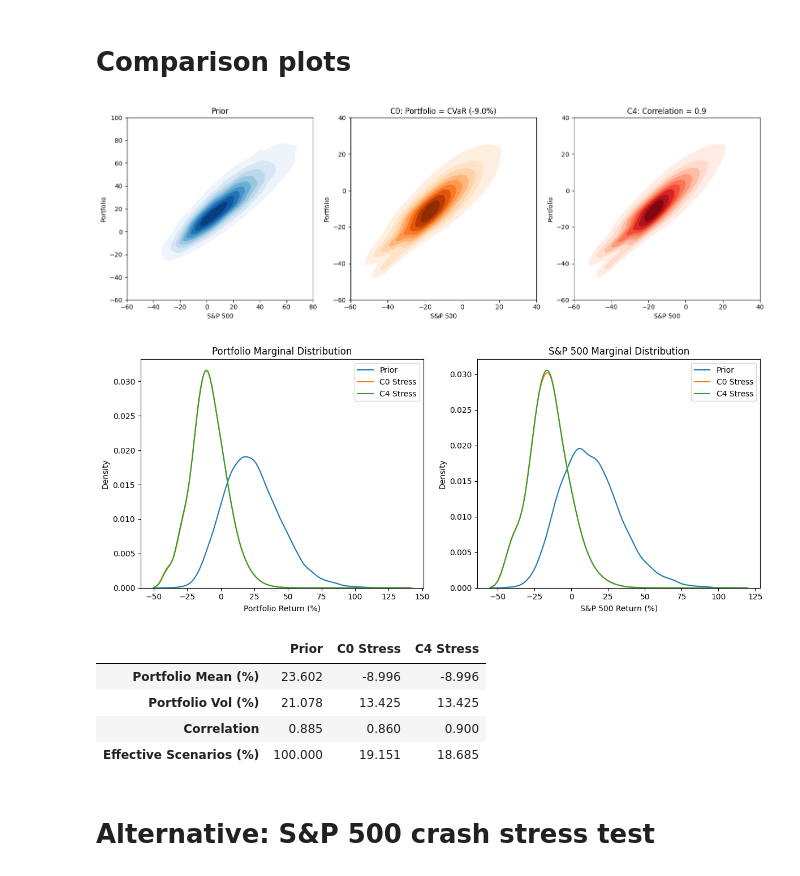
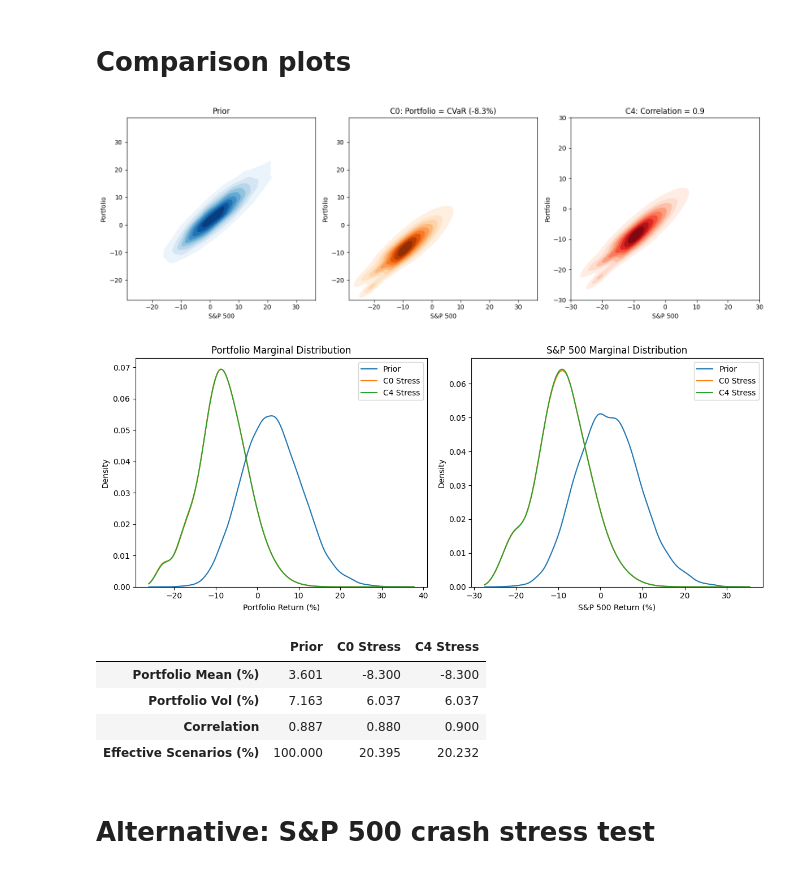
Before and after one commit to galamboslajos/Finance-Working-Files, a Jupyter notebook: Investments_2026/PortfolioStressTest.ipynb, the cells around one changed output. Drawn from its saved outputs; the diff is of its cells as text; code cells hidden in the pictures.

```diff
--- a/Investments_2026/PortfolioStressTest.ipynb
+++ b/Investments_2026/PortfolioStressTest.ipynb
@@ -82,7 +82,7 @@ portfolio_return = R_investable @ exposures
 # Specify prior parameters and simulate
 # %%
 # Annualize for simulation (H = 252 trading days)
-H = 252
+H = 42
 
 # Stack portfolio and benchmark for 2-asset analysis
 returns_2d = np.column_stack([portfolio_return, R_benchmark])
@@ -246,35 +264,35 @@ ft.correlation_matrix(discrete_return, q_stress)
 # %%
 # Prior distribution
 fig, axes = plt.subplots(1, 3, figsize=(15, 5))
 
 # Prior
 ax1 = axes[0]
 sns.kdeplot(data=100 * discrete_return, x='S&P 500', y='Portfolio',
             fill=True, ax=ax1, cmap='Blues')
 ax1.set_title('Prior')
-ax1.set_xlim(-60, 80)
-ax1.set_ylim(-60, 100)
+ax3.set_xlim(-30, 30)
+ax3.set_ylim(-30, 30)
 
 # C0: Portfolio at CVaR
 ax2 = axes[1]
 sns.kdeplot(data=100 * discrete_return, x='S&P 500', y='Portfolio',
             weights=q0[:, 0], fill=True, ax=ax2, cmap='Oranges')
 ax2.set_title(f'C0: Portfolio = CVaR ({-portfolio_cvar*100:.1f}%)')
-ax2.set_xlim(-60, 40)
-ax2.set_ylim(-60, 40)
+ax3.set_xlim(-30, 30)
+ax3.set_ylim(-30, 30)
 
 # C4: Correlation stress
 ax3 = axes[2]
 sns.kdeplot(data=100 * discrete_return, x='S&P 500', y='Portfolio',
             weights=q_stress[:, 0], fill=True, ax=ax3, cmap='Reds')
 ax3.set_title(f'C4: Correlation = {stress_correlation}')
-ax3.set_xlim(-60, 40)
-ax3.set_ylim(-60, 40)
+ax3.set_xlim(-30, 30)
+ax3.set_ylim(-30, 30)
 
 plt.tight_layout()
 plt.show()
 # %% [output]
-[figure, old version]
+[figure, new version]
 # %%
 # Marginal distributions comparison
 fig, axes = plt.subplots(1, 2, figsize=(12, 5))
@@ -300,7 +318,7 @@ ax2.legend()
 plt.tight_layout()
 plt.show()
 # %% [output]
-[figure, old version]
+[figure, new version]
 # %%
 # Summary table
 summary = pd.DataFrame({
@@ -327,10 +345,10 @@ summary = pd.DataFrame({
 np.round(summary, 3)
 # %% [output]
 |  | Prior | C0 Stress | C4 Stress |
-| Portfolio Mean (%) | 23.602 | -8.996 | -8.996 |
-| Portfolio Vol (%) | 21.078 | 13.425 | 13.425 |
-| Correlation | 0.885 | 0.860 | 0.900 |
-| Effective Scenarios (%) | 100.000 | 19.151 | 18.685 |
+| Portfolio Mean (%) | 3.601 | -8.300 | -8.300 |
+| Portfolio Vol (%) | 7.163 | 6.037 | 6.037 |
+| Correlation | 0.887 | 0.880 | 0.900 |
+| Effective Scenarios (%) | 100.000 | 20.395 | 20.232 |
 # %% [markdown]
 # Alternative: S&P 500 crash stress test
 # %%
```
Also changed, not shown: parts of 15 cells of this notebook.
